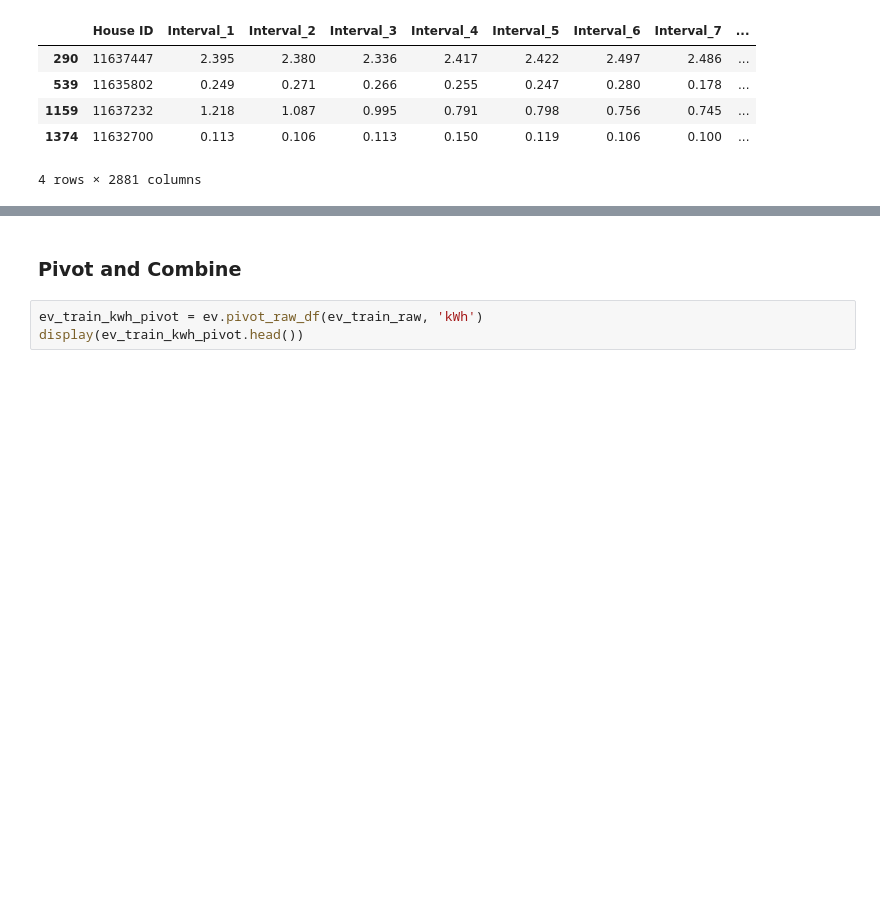
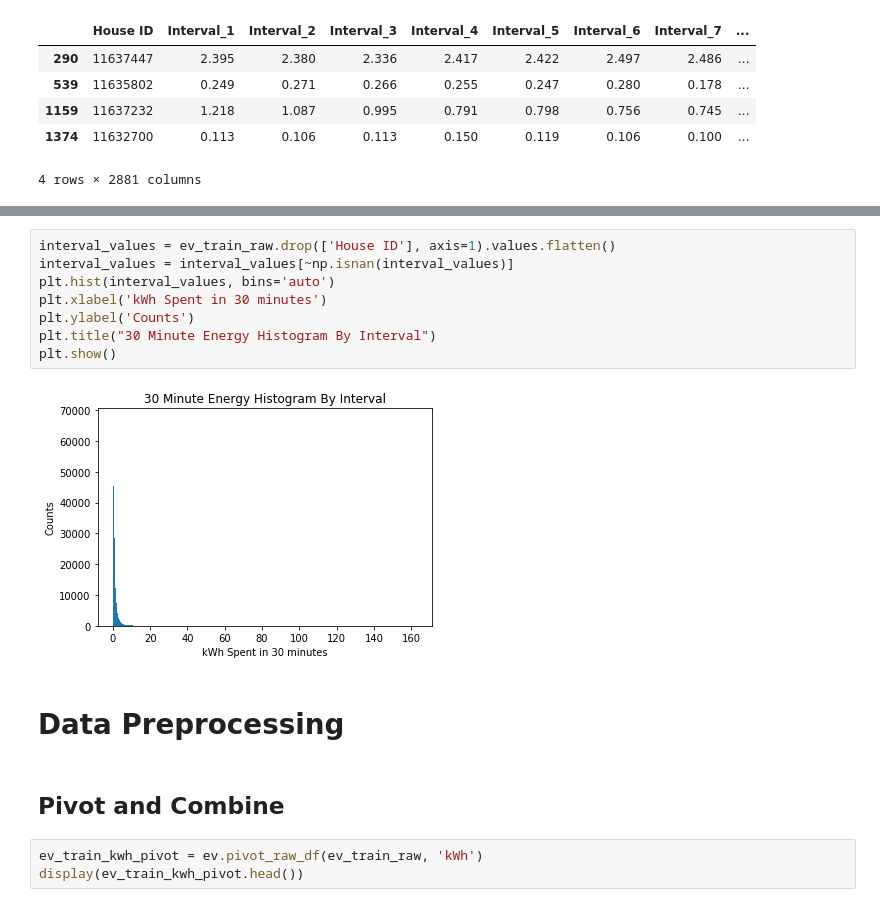
Before and after one commit to torenunez/udacity-mlnd-capstone, a Jupyter notebook: ev_capstone.ipynb, the cells around one changed output, grey strips where cells are left out. Drawn from its saved outputs; the diff is of its cells as text; blank space fills up the shorter version.

```diff
--- a/ev_capstone.ipynb
+++ b/ev_capstone.ipynb
@@ -76,5 +130,17 @@ ev_train_raw[ev_train_raw.isnull().any(axis=1)]
+# %%
+interval_values = ev_train_raw.drop(['House ID'], axis=1).values.flatten()
+interval_values = interval_values[~np.isnan(interval_values)]
+plt.hist(interval_values, bins='auto')
+plt.xlabel('kWh Spent in 30 minutes')
+plt.ylabel('Counts')
+plt.title("30 Minute Energy Histogram By Interval")
+plt.show()
+# %% [output]
+[figure, added]
+# %% [markdown]
+# Data Preprocessing
 # %% [markdown]
-### Pivot and Combine
+## Pivot and Combine
 # %%
 ev_train_kwh_pivot = ev.pivot_raw_df(ev_train_raw, 'kWh')
 display(ev_train_kwh_pivot.head())
```
Also changed, not shown: parts of 30 cells of this notebook, 1 other file.
